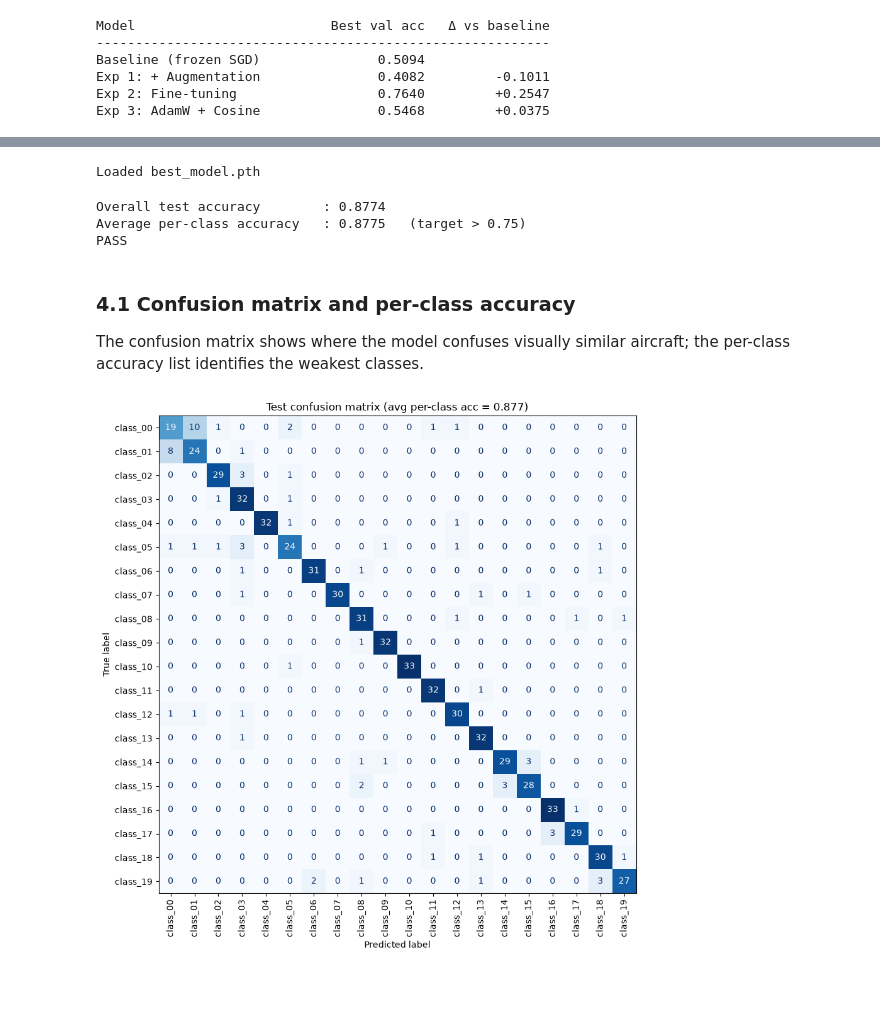
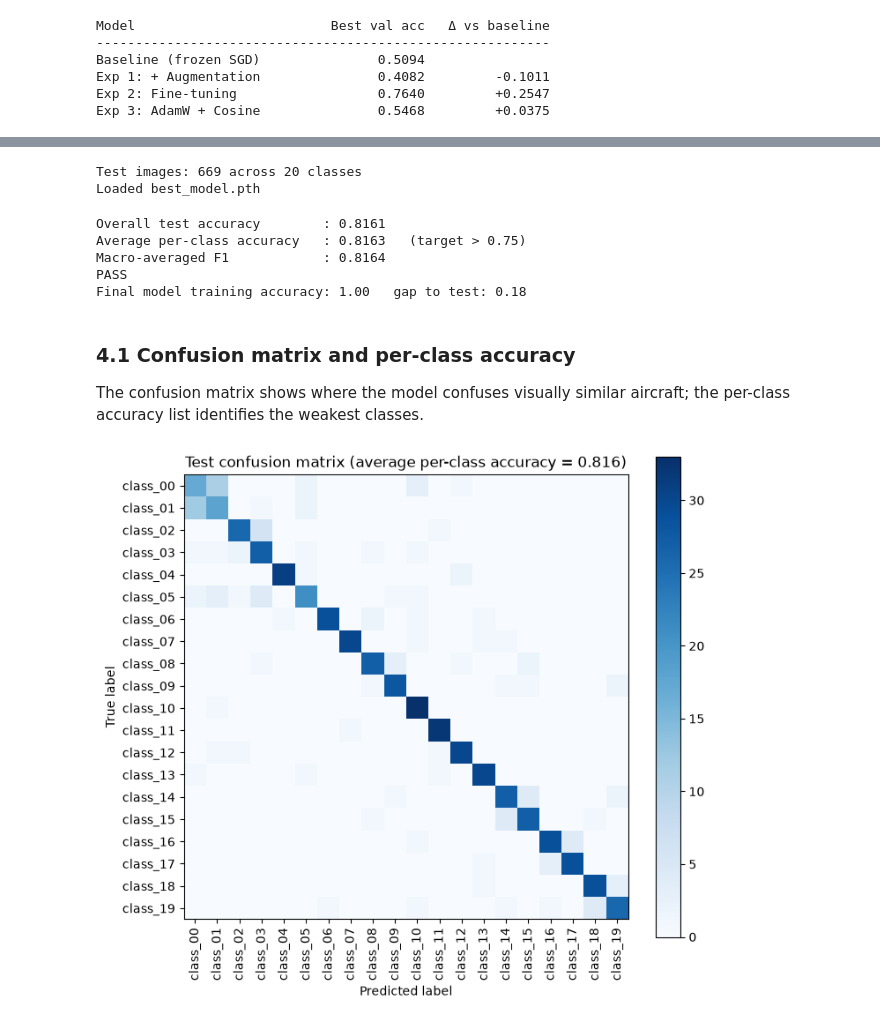
Before and after one commit to KaranR03/AdvancedMachineLearning, a Jupyter notebook: Ass3/main_report.ipynb, the cells around one changed output, grey strips where cells are left out. Drawn from its saved outputs; the diff is of its cells as text; code cells hidden in the pictures; blank space fills up the shorter version.

```diff
--- a/Ass3/main_report.ipynb
+++ b/Ass3/main_report.ipynb
@@ -112,55 +142,82 @@ The pass target is **> 0.75**.
 # %%
-# Rebuild the architecture and load the saved weights
+# Rebuild the architecture and load the weights saved by development.ipynb
 imagenet_means = (0.485, 0.456, 0.406)
 imagenet_stds  = (0.229, 0.224, 0.225)
+
+# Identical preprocessing to the evaluation transform used during development: resize to the
+# 224x224 the pretrained backbone expects, then normalise with the ImageNet statistics.
 eval_transform = transforms.Compose([
     transforms.ToTensor(),
-    transforms.Resize((224, 224)),
+    # antialias is pinned rather than left to the default. Resize applied to a tensor (which is
+    # what it is here, since ToTensor runs first) only antialiases by default on newer
+    # torchvision; on an older one the same code silently resamples differently and the model
+    # scores several points lower. Pinning it makes the result independent of the version.
+    transforms.Resize((224, 224), antialias=True),
     transforms.Normalize(imagenet_means, imagenet_stds),
 ])
 
-# Remove any hidden checkpoint folders before loading the test set
-for root, dirs, files in os.walk('FGVCAircraft_Subset20'):
+# Jupyter writes a .ipynb_checkpoints folder wherever a notebook is saved. If one lands inside the
+# test folder, ImageFolder reads it as a twenty-first class and every label shifts. Remove any
+# before building the dataset; only Jupyter's own auto-saved copies are ever touched.
+for root, dirs, _ in os.walk(DATA_ROOT):
     for d in list(dirs):
         if d == '.ipynb_checkpoints':
-            import shutil; shutil.rmtree(os.path.join(root, d))
+            shutil.rmtree(os.path.join(root, d))
+            print(f"Removed stray {os.path.join(root, d)}")
 
-test_dataset = torchvision.datasets.ImageFolder('FGVCAircraft_Subset20/test',
+test_dataset = torchvision.datasets.ImageFolder(os.path.join(DATA_ROOT, 'test'),
                                                 transform=eval_transform)
 test_loader  = DataLoader(test_dataset, batch_size=32, shuffle=False, num_workers=2)
+# The saved class order must match the folder order, or every prediction is silently mislabelled.
+assert test_dataset.classes == class_names, "test class order differs from the saved class order"
+print(f"Test images: {len(test_dataset)} across {len(test_dataset.classes)} classes")
 
+# weights=None: the architecture only, since every weight is about to be overwritten.
 model = torchvision.models.resnet18(weights=None)
 model.fc = nn.Linear(model.fc.in_features, num_classes)
-model.load_state_dict(torch.load('best_model.pth', map_location=device))
+# weights_only=True loads plain tensors and executes nothing from the checkpoint file.
+model.load_state_dict(torch.load('best_model.pth', map_location=device, weights_only=True))
 model = model.to(device)
-model.eval()
+model.eval()   # evaluation mode: no dropout, no batch-norm statistic updates
 print("Loaded best_model.pth")
 # %% [output]
+Test images: 669 across 20 classes
 Loaded best_model.pth
 # %%
 all_labels, all_preds = [], []
-with torch.no_grad():
+with torch.no_grad():                      # no gradients needed, and it halves the memory
     for inputs, targets in test_loader:
         inputs = inputs.to(device)
         outputs = model(inputs)
-        preds = torch.argmax(outputs, axis=1).cpu().numpy()
+        preds = torch.argmax(outputs, dim=1).cpu().numpy()
         all_preds.extend(preds)
         all_labels.extend(targets.numpy())
 
 all_labels = np.array(all_labels)
 all_preds  = np.array(all_preds)
 
-# Required metric: average per-class accuracy (= mean per-class recall)
+# Required metric: average per-class accuracy (= the mean of the per-class recalls)
 avg_per_class_acc = balanced_accuracy_score(all_labels, all_preds)
 overall_acc = (all_preds == all_labels).mean()
+# Macro F1 additionally penalises a class the model over-predicts, which plain recall does not.
+macro_f1 = f1_score(all_labels, all_preds, average='macro')
 
 print(f"Overall test accuracy        : {overall_acc:.4f}")
 print(f"Average per-class accuracy   : {avg_per_class_acc:.4f}   (target > 0.75)")
+print(f"Macro-averaged F1            : {macro_f1:.4f}")
 print("PASS" if avg_per_class_acc > 0.75 else "BELOW TARGET")
+
+# The final model's own training accuracy, from the curves development.ipynb saved. The gap
+# between it and test accuracy is what over-fitting looks like as a number.
+final_train_acc = histories["best"]["train_acc"][-1]
+print(f"Final model training accuracy: {final_train_acc:.2f}"
+      f"   gap to test: {final_train_acc - overall_acc:.2f}")
 # %% [output]
-Overall test accuracy        : 0.8774
-Average per-class accuracy   : 0.8775   (target > 0.75)
+Overall test accuracy        : 0.8161
+Average per-class accuracy   : 0.8163   (target > 0.75)
+Macro-averaged F1            : 0.8164
 PASS
+Final model training accuracy: 1.00   gap to test: 0.18
 # %% [markdown]
 ### 4.1 Confusion matrix and per-class accuracy
 
@@ -169,13 +226,16 @@ accuracy list identifies the weakest classes.
 # %%
 cm = confusion_matrix(all_labels, all_preds)
 
-fig, ax = plt.subplots(figsize=(10, 9))
+# include_values=False: at 20x20 the 400 per-cell counts are unreadable at report size, so the
+# matrix is shown as a heatmap and the exact confusions are printed underneath instead.
+fig, ax = plt.subplots(figsize=(7.5, 6.5))
 ConfusionMatrixDisplay(cm, display_labels=class_names).plot(
-    ax=ax, xticks_rotation='vertical', colorbar=False, cmap='Blues')
-ax.set_title(f'Test confusion matrix (avg per-class acc = {avg_per_class_acc:.3f})')
+    ax=ax, xticks_rotation='vertical', colorbar=True, cmap='Blues', include_values=False)
+ax.set_title(f'Test confusion matrix (average per-class accuracy = {avg_per_class_acc:.3f})')
 plt.tight_layout()
 plt.savefig('confusion_matrix.png', dpi=150, bbox_inches='tight')
+plt.savefig('confusion_matrix.pdf', bbox_inches='tight')   # vector copy for the report
 plt.show()
 # %% [output]
-[figure, old version]
+[figure, new version]
 # %%
```
Also changed, not shown: parts of 6 cells of this notebook, 13 other files.
